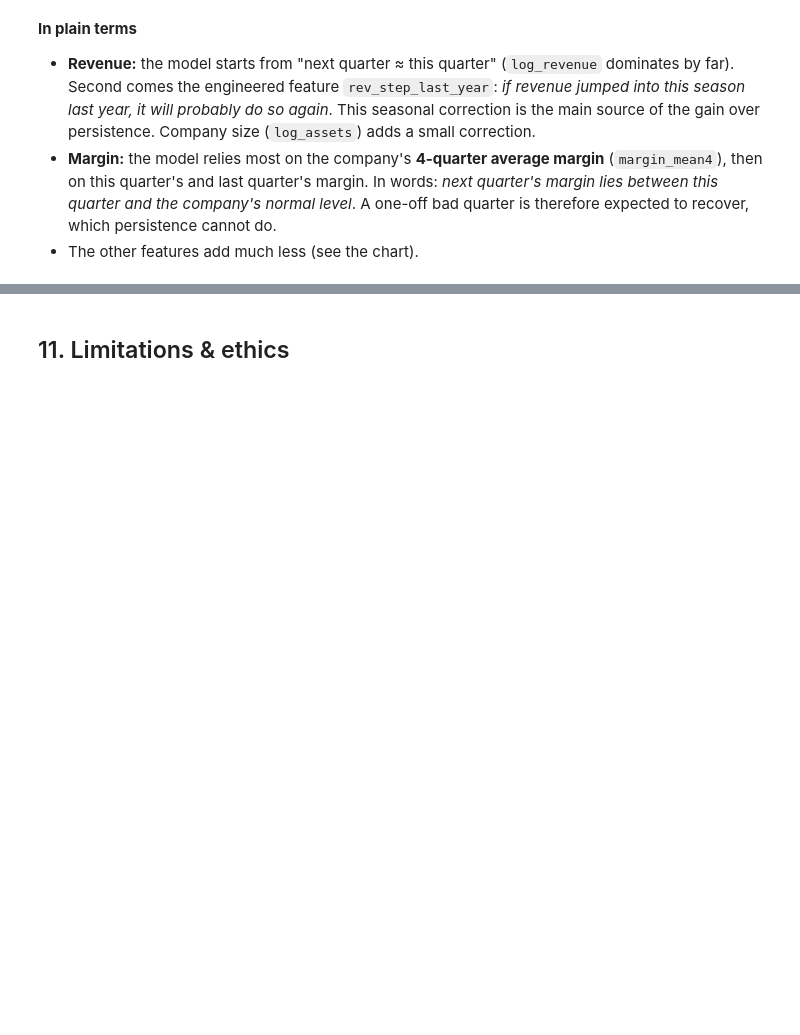
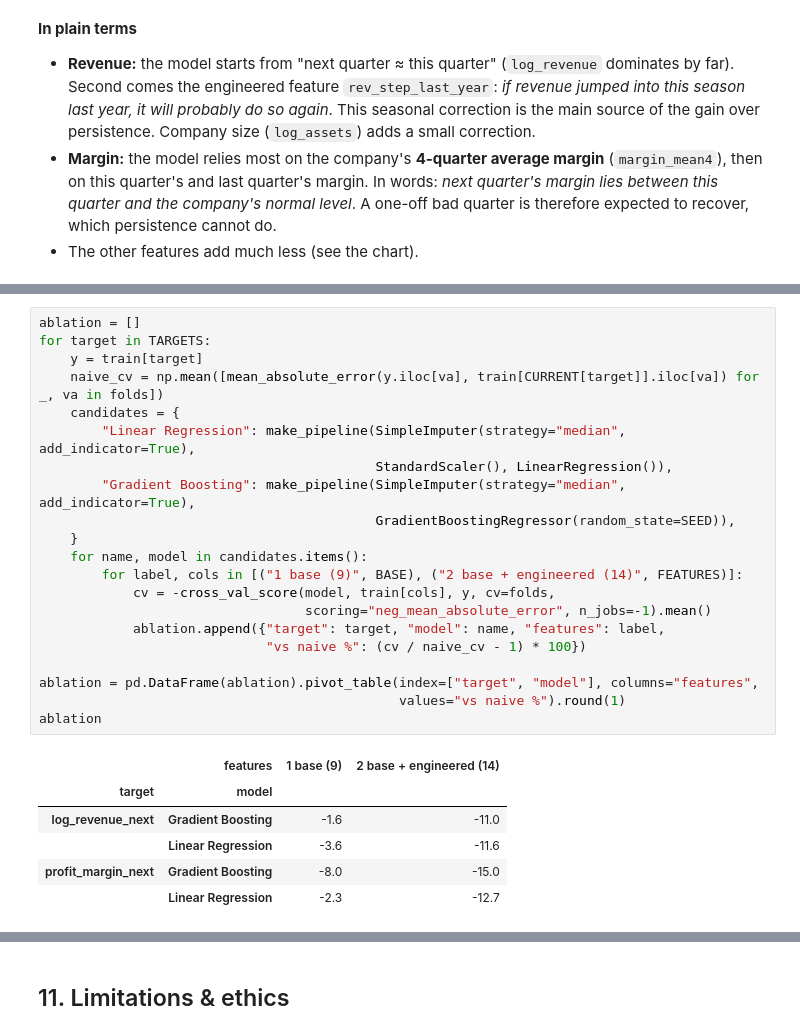
Before and after one commit to Danilop88/DSB_Cap, a Jupyter notebook: 02_modelling_.ipynb, the cells around one changed output, grey strips where cells are left out. Drawn from its saved outputs; the diff is of its cells as text; blank space fills up the shorter version.

```diff
--- a/02_modelling_.ipynb
+++ b/02_modelling_.ipynb
@@ -481,0 +487,28 @@ profit_margin_next top 3: {'margin_mean4': 0.0334, 'profit_margin': 0.0217, 'mar
+# %%
+ablation = []
+for target in TARGETS:
+    y = train[target]
+    naive_cv = np.mean([mean_absolute_error(y.iloc[va], train[CURRENT[target]].iloc[va]) for _, va in folds])
+    candidates = {
+        "Linear Regression": make_pipeline(SimpleImputer(strategy="median", add_indicator=True),
+                                           StandardScaler(), LinearRegression()),
+        "Gradient Boosting": make_pipeline(SimpleImputer(strategy="median", add_indicator=True),
+                                           GradientBoostingRegressor(random_state=SEED)),
+    }
+    for name, model in candidates.items():
+        for label, cols in [("1 base (9)", BASE), ("2 base + engineered (14)", FEATURES)]:
+            cv = -cross_val_score(model, train[cols], y, cv=folds,
+                                  scoring="neg_mean_absolute_error", n_jobs=-1).mean()
+            ablation.append({"target": target, "model": name, "features": label,
+                             "vs naive %": (cv / naive_cv - 1) * 100})
+
+ablation = pd.DataFrame(ablation).pivot_table(index=["target", "model"], columns="features",
+                                              values="vs naive %").round(1)
+ablation
+# %% [output]
+|  | features | 1 base (9) | 2 base + engineered (14) |
+| target | model |  |  |
+| log_revenue_next | Gradient Boosting | -1.6 | -11.0 |
+|  | Linear Regression | -3.6 | -11.6 |
+| profit_margin_next | Gradient Boosting | -8.0 | -15.0 |
+|  | Linear Regression | -2.3 | -12.7 |
```
Also changed, not shown: parts of 8 cells of this notebook, 2 other files.
